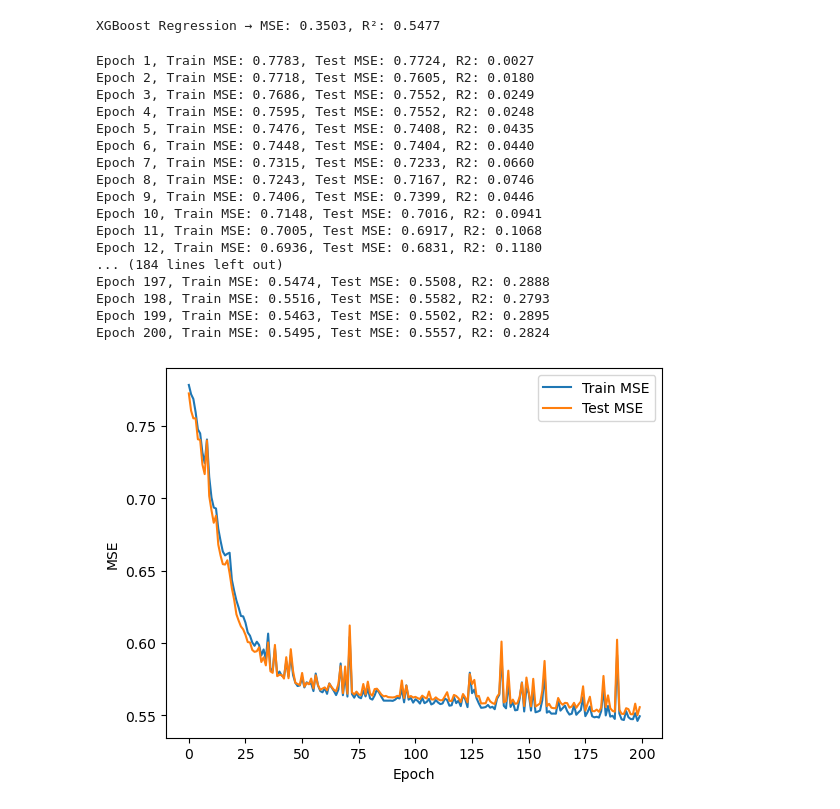
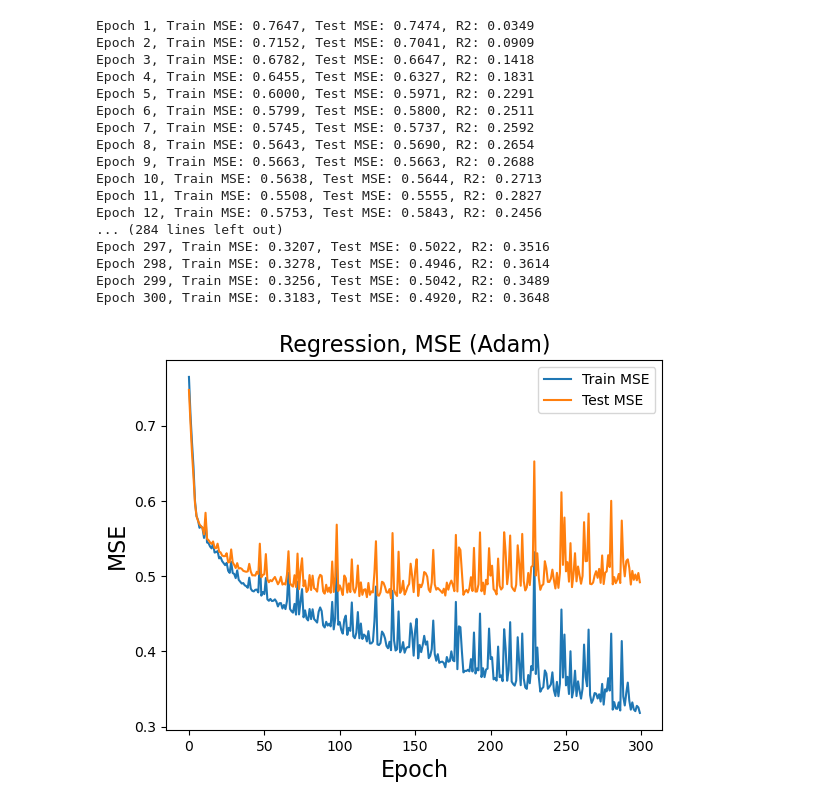
Before and after one commit to ViktorNanotech/FYS-STK4155-Project3, a Jupyter notebook: Code/FFNN_Reg_Wine.ipynb, the cells around one changed output. Cells and saved outputs as stored; diff of their text form; code cells hidden in the pictures.

```diff
--- a/Code/FFNN_Reg_Wine.ipynb
+++ b/Code/FFNN_Reg_Wine.ipynb
@@ -131,15 +236,0 @@ print(y_train.shape)
-# %%
-# XGBoost
-
-#!pip install xgboost   # if needed
-
-import xgboost as xgb
-from sklearn.metrics import mean_squared_error, accuracy_score, r2_score
-
-# Regression
-xgbr = xgb.XGBRegressor(n_estimators=500, learning_rate=0.05, max_depth=6, subsample=0.8, random_state=42)
-xgbr.fit(x_train, y_train.ravel())
-pred = xgbr.predict(x_test)
-print(f"XGBoost Regression → MSE: {mean_squared_error(y_test, pred):.4f}, R²: {r2_score(y_test, pred):.4f}")
-# %% [output]
-XGBoost Regression → MSE: 0.3503, R²: 0.5477
@@ -149,14 +323,14 @@ XGBoost Regression → MSE: 0.3503, R²: 0.5477
 #activation_funcs = [ReLU, ReLU, ReLU, ReLU, lambda x: x]  # ReLU hidden, linear output
 #activation_ders = [ReLU_der, ReLU_der, ReLU_der, lambda x: np.ones_like(x)]
 
-network_input_size = 11
+network_input_size = 11 # physicochemical features
 
 activation_funcs = [sigmoid, sigmoid, sigmoid, lambda x: x]
 activation_ders = [sigmoid_der, sigmoid_der, sigmoid_der, lambda x: np.ones_like(x)]
 
 layer_output_sizes = [128, 64, 32, 1]
 learning_rate = 0.01
-epochs = 200
+epochs = 300
 train_batch_size = 100  # Add mini-batching
 
 layers = create_layers_batch(network_input_size, layer_output_sizes)
@@ -165,7 +339,7 @@ def train_network(x_train, x_test, y_train, y_test, layers, activation_funcs, ac
     train_MSE = []
     test_MSE = []
     R = []
-
+    optimizer = create_optimizer("adam", lr=0.001)   #choosing optimizer. adam (lr = 0.001) or sgd (then lr=0.05)
 
     for epoch in range(epochs):
         # Shuffle
@@ -180,57 +354,60 @@ def train_network(x_train, x_test, y_train, y_test, layers, activation_funcs, ac
             target_batch = y_shuffled[start:end]
 
             layers_grad = backpropagation_batch(input_batch, layers, activation_funcs, target_batch, activation_ders, cost_der=mse_der)
+            layers = update_parameters(layers, layers_grad, optimizer)   #use optimizer
+
             for (W, b), (W_g, b_g) in zip(layers, layers_grad):
                 W -= learning_rate * W_g
                 b -= learning_rate * b_g
 
         #Computing accuracies and predictions
         train_pred = feed_forward(x_train, layers, activation_funcs)
         test_pred = feed_forward(x_test, layers, activation_funcs)
         train_mse = mse(train_pred, y_train)
         test_mse = mse(test_pred, y_test)
         train_MSE.append(train_mse)
         test_MSE.append(test_mse)
         r2 = 1 - test_mse / np.var(y_test)
         R.append(r2)
-        print(f"Epoch {epoch+1}, Train MSE: {train_mse:.4f}, Test MSE: {test_mse:.4f}, R2: {r2:.4f}")
-
+        print(f"Epoch {epoch+1}, Train MSE: {train_mse:.4f}, Test MSE: {test_mse:.4f}, R2: {r2:.4f}") #Inspect while training
 
 
     # Plot MSE
     plt.plot(train_MSE, label='Train MSE')
     plt.plot(test_MSE, label='Test MSE')
-    plt.xlabel('Epoch')
-    plt.ylabel('MSE')
+    plt.title('Regression, MSE (Adam)', fontsize = 16)
+    plt.xlabel('Epoch', fontsize = 16)
+    plt.ylabel('MSE', fontsize = 16)
     plt.legend()
     plt.show()
 
     # Plot R2
     plt.plot(R, label='R2')
-    plt.xlabel('Epoch')
-    plt.ylabel('R2')
+    plt.xlabel('Epoch', fontsize = 16)
+    plt.ylabel('R2', fontsize = 16)
+    plt.title('Regression, R2 (Adam)', fontsize = 16)
     plt.legend()
     plt.show()
 
     return layers, train_MSE, test_MSE
 
 train_network(x_train, x_test, y_train, y_test, layers, activation_funcs, activation_ders, learning_rate, epochs, train_batch_size)
 # %% [output]
-Epoch 1, Train MSE: 0.7783, Test MSE: 0.7724, R2: 0.0027
-Epoch 2, Train MSE: 0.7718, Test MSE: 0.7605, R2: 0.0180
-Epoch 3, Train MSE: 0.7686, Test MSE: 0.7552, R2: 0.0249
-Epoch 4, Train MSE: 0.7595, Test MSE: 0.7552, R2: 0.0248
-Epoch 5, Train MSE: 0.7476, Test MSE: 0.7408, R2: 0.0435
-Epoch 6, Train MSE: 0.7448, Test MSE: 0.7404, R2: 0.0440
-Epoch 7, Train MSE: 0.7315, Test MSE: 0.7233, R2: 0.0660
-Epoch 8, Train MSE: 0.7243, Test MSE: 0.7167, R2: 0.0746
-Epoch 9, Train MSE: 0.7406, Test MSE: 0.7399, R2: 0.0446
-Epoch 10, Train MSE: 0.7148, Test MSE: 0.7016, R2: 0.0941
-Epoch 11, Train MSE: 0.7005, Test MSE: 0.6917, R2: 0.1068
-Epoch 12, Train MSE: 0.6936, Test MSE: 0.6831, R2: 0.1180
-... (184 lines left out)
-Epoch 197, Train MSE: 0.5474, Test MSE: 0.5508, R2: 0.2888
-Epoch 198, Train MSE: 0.5516, Test MSE: 0.5582, R2: 0.2793
-Epoch 199, Train MSE: 0.5463, Test MSE: 0.5502, R2: 0.2895
-Epoch 200, Train MSE: 0.5495, Test MSE: 0.5557, R2: 0.2824
+Epoch 1, Train MSE: 0.7647, Test MSE: 0.7474, R2: 0.0349
+Epoch 2, Train MSE: 0.7152, Test MSE: 0.7041, R2: 0.0909
+Epoch 3, Train MSE: 0.6782, Test MSE: 0.6647, R2: 0.1418
+Epoch 4, Train MSE: 0.6455, Test MSE: 0.6327, R2: 0.1831
+Epoch 5, Train MSE: 0.6000, Test MSE: 0.5971, R2: 0.2291
+Epoch 6, Train MSE: 0.5799, Test MSE: 0.5800, R2: 0.2511
+Epoch 7, Train MSE: 0.5745, Test MSE: 0.5737, R2: 0.2592
+Epoch 8, Train MSE: 0.5643, Test MSE: 0.5690, R2: 0.2654
+Epoch 9, Train MSE: 0.5663, Test MSE: 0.5663, R2: 0.2688
+Epoch 10, Train MSE: 0.5638, Test MSE: 0.5644, R2: 0.2713
+Epoch 11, Train MSE: 0.5508, Test MSE: 0.5555, R2: 0.2827
+Epoch 12, Train MSE: 0.5753, Test MSE: 0.5843, R2: 0.2456
+... (284 lines left out)
+Epoch 297, Train MSE: 0.3207, Test MSE: 0.5022, R2: 0.3516
+Epoch 298, Train MSE: 0.3278, Test MSE: 0.4946, R2: 0.3614
+Epoch 299, Train MSE: 0.3256, Test MSE: 0.5042, R2: 0.3489
+Epoch 300, Train MSE: 0.3183, Test MSE: 0.4920, R2: 0.3648
-[figure, old version]
+[figure, new version]
```
Also changed, not shown: parts of 7 cells of this notebook, 3 other files.
